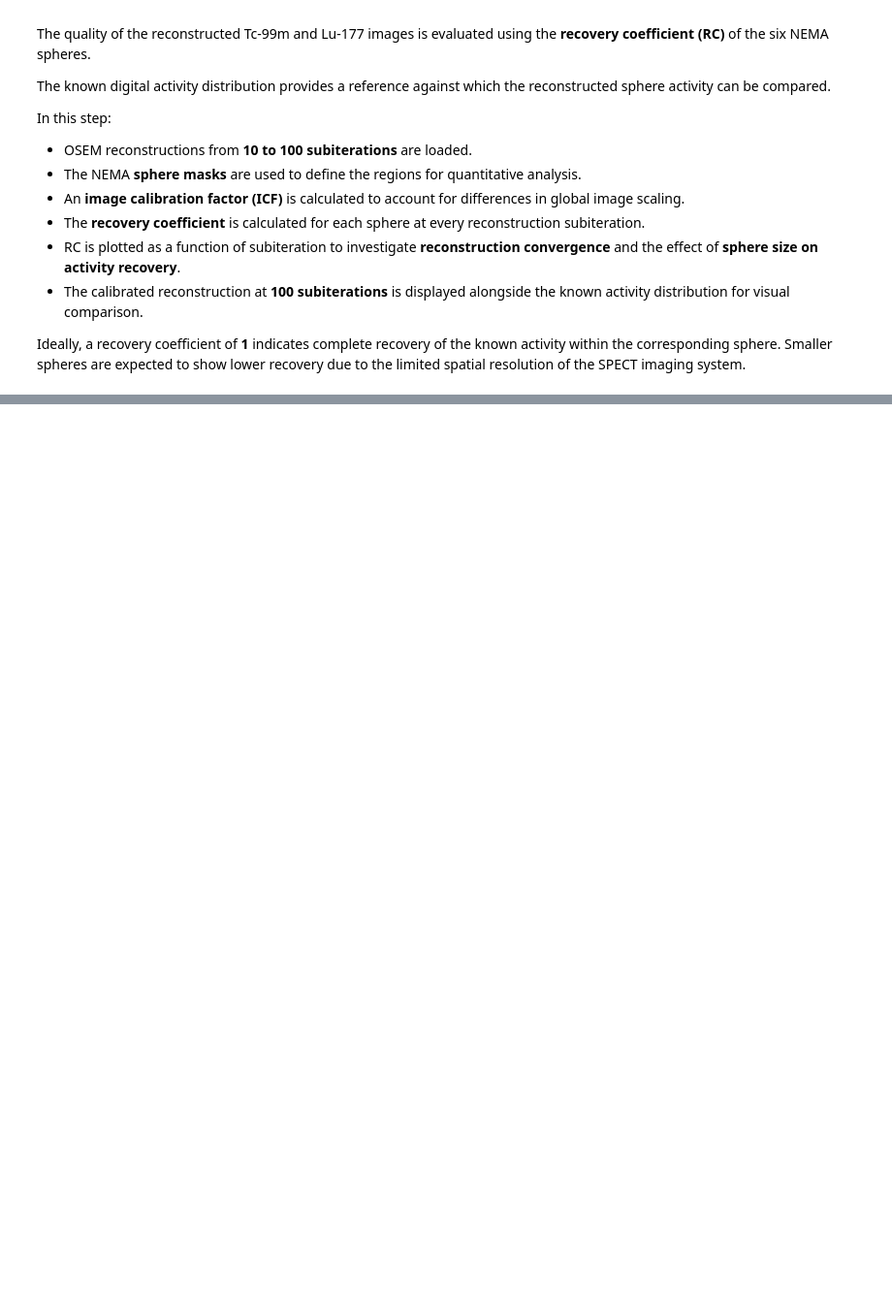
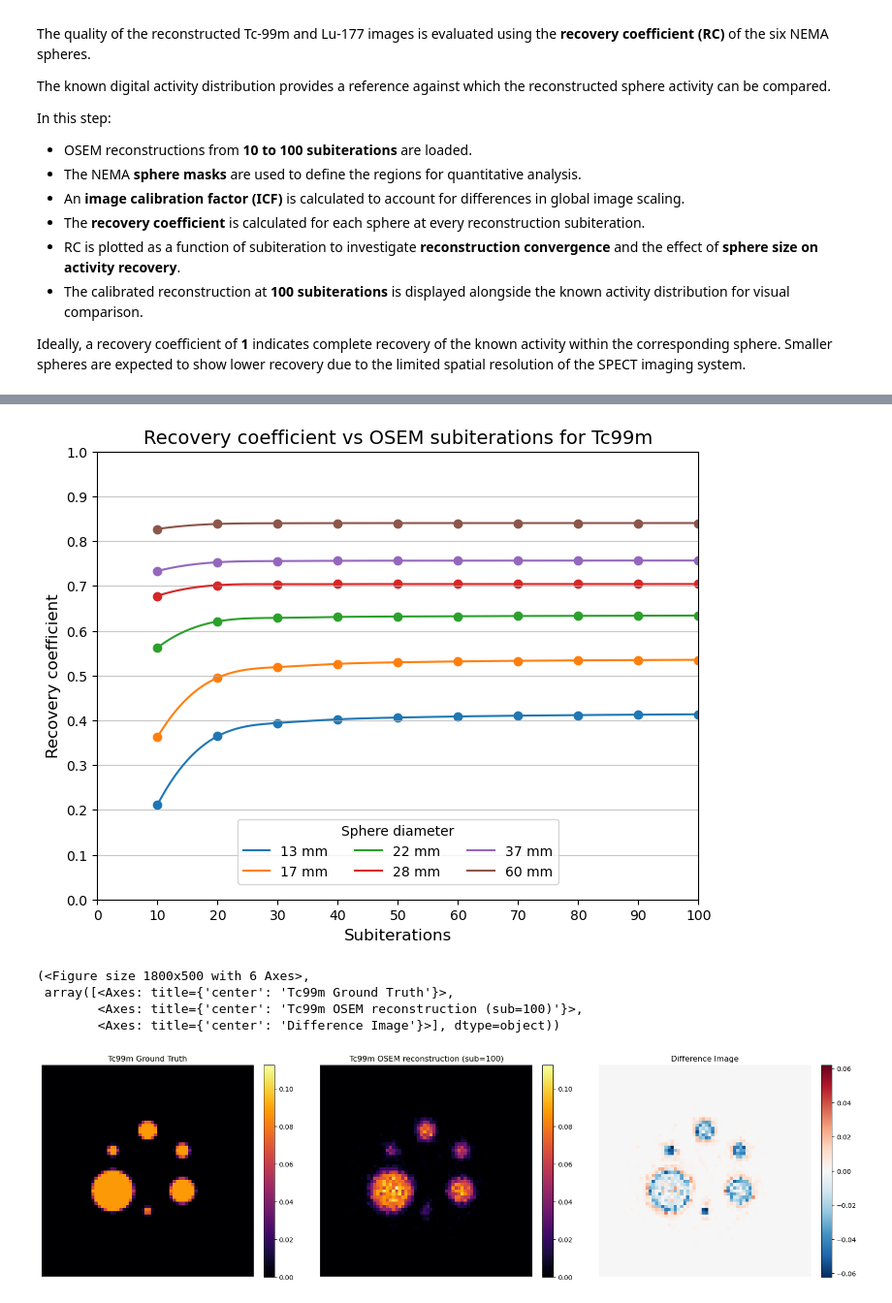
Before and after one commit to varzakis/ECMP26-SIRF-demo, a Jupyter notebook: SIRF-demo-1/RC_analysis.ipynb, the cells around one changed output, grey strips where cells are left out. Shown at 97% size. Drawn from its saved outputs; the diff is of its cells as text; code cells hidden in the pictures; blank space fills up the shorter version.

```diff
--- a/SIRF-demo-1/RC_analysis.ipynb
+++ b/SIRF-demo-1/RC_analysis.ipynb
@@ -110 +57,69 @@ utils.display_arr(
+# %%
+nuclide = "tc99m"
+recon_type = "osem"
+
+recon_prefix = f"{nuclide}_sim_{recon_type}"
+
+input_dir = demo_path / "simind_data" / config_dict[nuclide]["image_type"] / "input"
+recon_dir = demo_path / "simind_data" / config_dict[nuclide]["image_type"] / "recons" / recon_type
+
+# Load source image
+nema_act_arr = spect.ImageData(
+    str(input_dir / config_dict[nuclide]["source_name"])
+).as_array()
+
+# Load reconstructions
+subit_list = np.arange(10, 101, 10)
+
+recon_dict = {
+    str(it): spect.ImageData(
+        str(recon_dir / f"{recon_prefix}_{it}.hv")
+    ).as_array()
+    for it in subit_list
+}
+
+# Load sphere masks
+masks_dict = dict(
+    np.load(input_dir / config_dict[nuclide]["masks_name"])
+)
+
+rc_data, icf = utils.calculate_recovery_coefficients(
+    source=nema_act_arr,
+    recon_dict=recon_dict,
+    masks_dict=masks_dict,
+    subiterations=subit_list,
+    verbose=verbose
+)
+
+recon_type_neat = recon_type.upper().replace("_","-")
+utils.plot_recovery_coefficients(
+    subiterations=subit_list,
+    rc_data=rc_data,
+    diameters_mm=diametre_mm,
+    title=f"Recovery coefficient vs {recon_type_neat} subiterations for {nuclide.capitalize()}"
+)
+
+idx = (56,slice(30,98),slice(30,98))
+subit = 100
+recon_subit = recon_dict[str(subit)] / icf
+
+vmax = max(np.max(nema_act_arr[idx]), np.max(recon_subit[idx]))
+
+utils.display_arr(
+    arr_3d=[nema_act_arr, recon_subit, recon_subit-nema_act_arr],
+    idx=idx,
+    vmax=[vmax, vmax, np.max(np.abs(nema_act_arr[idx] - recon_subit[idx]))],
+    titles=[f"{nuclide.capitalize()} Ground Truth",
+        f"{nuclide.capitalize()} {recon_type_neat} reconstruction (sub={subit})",
+        "Difference Image"
+        ],
+    cmap=["inferno", "inferno", "RdBu_r"]
+)
+# %% [output]
+[figure, added]
+(<Figure size 1800x500 with 6 Axes>,
+ array([<Axes: title={'center': 'Tc99m Ground Truth'}>,
+        <Axes: title={'center': 'Tc99m OSEM reconstruction (sub=100)'}>,
+        <Axes: title={'center': 'Difference Image'}>], dtype=object))
+[figure, added]
 # %%
```
Also changed, not shown: parts of 6 cells of this notebook, 35 other files.
